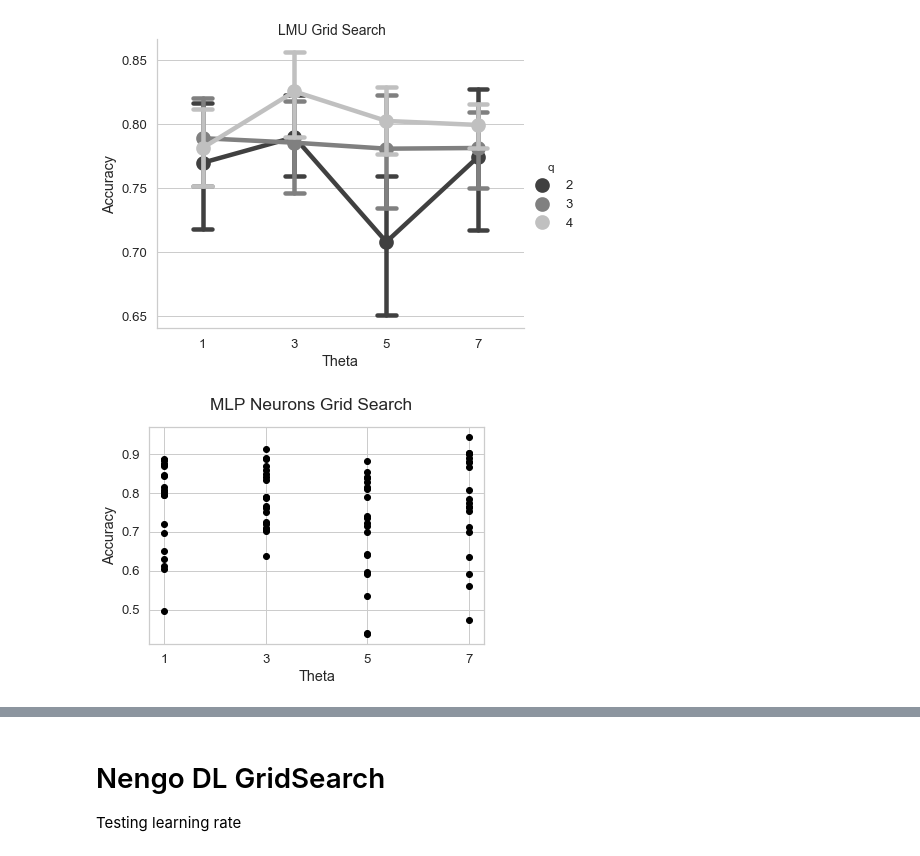
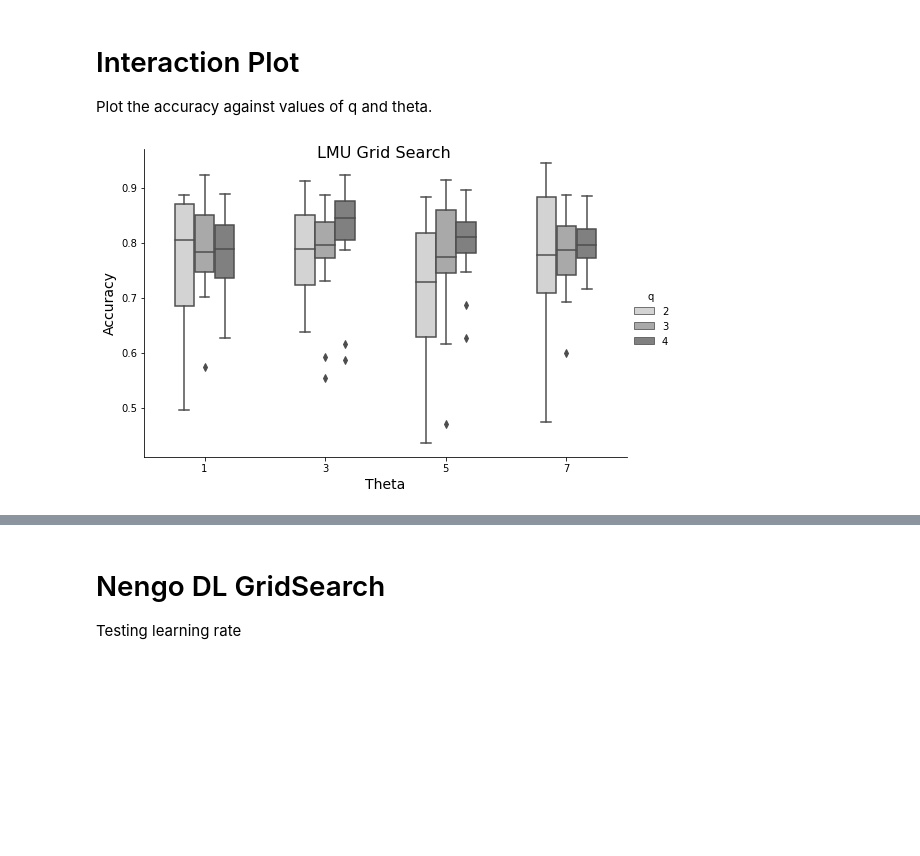
Before and after one commit to maddybartlett/Thesis_Notebooks, a Jupyter notebook: Chapter5_LMUs/Analysis/GridSearch.ipynb, the cells around one changed output, grey strips where cells are left out. Drawn from its saved outputs; the diff is of its cells as text; code cells hidden in the pictures; blank space fills up the shorter version.

Commit message:
New gridsearch plots - box plots

```diff
--- a/Chapter5_LMUs/Analysis/GridSearch.ipynb
+++ b/Chapter5_LMUs/Analysis/GridSearch.ipynb
@@ -137,9 +91,0 @@ grid_mlp_lmu.reset_index(inplace=True)
-# %%
-sns.set(style="whitegrid")
-s_plt = sns.catplot(x="Neurons", y="Accuracy",
-                  capsize=.2, height=4, aspect=1.25,
-                  kind="point", order=['50','100','150','200'],
-                  data=grid_mlp_raw, color='black')
-plt.suptitle('MLP Neurons Gridsearch')
-plt.show()
-s_plt.savefig('mlprawgrid.png')
@@ -157,11 +91,0 @@ plt.show()
-# %%
-sns.set(style="whitegrid")
-sns.set_context("notebook", font_scale=1.2, rc={"lines.linewidth": 2.5})
-
-sns_plot = sns.catplot(x="Theta", y="Accuracy", hue="q", col="Neurons",
-                capsize=.2, height=5, aspect=1, palette="gray",
-                kind="point", data=grid_mlp_lmu,
-               col_wrap=2, order=['1','3','5','7'])
-plt.suptitle('MLP with LMUs Gridsearch', y=1, fontsize=16)
-plt.show()
-#sns_plot.savefig('mlplmugrid.png')
@@ -170,25 +92,20 @@ plt.show()
+# %% [markdown]
+# Interaction Plot
+Plot the accuracy against values of q and theta.
 # %%
 n200=grid_mlp_lmu['Neurons']=='200'
+my_pal = {"2": "lightgrey", "3": "darkgrey", "4": "grey"}
 
-g = sns.catplot(x="Theta", y="Accuracy", hue='q',
-                capsize=.2, height=5, aspect=1.25, palette="gray",
-                kind="point", data=grid_mlp_lmu[n200],
-                order=['1','3','5','7'])
-plt.suptitle('LMU Grid Search', y=1, fontsize=14)
-plt.savefig('mlplmugrid.png')
+sns.catplot(y='Accuracy', x='Theta', hue='q',
+            data=grid_mlp_lmu[n200],
+            width=0.5,
+            order=['1','3','5','7'],
+            kind='box', height=5, aspect=1.5,
+           palette=my_pal)
+plt.suptitle("LMU Grid Search", fontsize=16)
+plt.xlabel("Theta", fontsize=14)
+plt.ylabel("Accuracy", fontsize=14)
+plt.savefig('../Figs/mlplmugrid.png')
 plt.show()
 # %% [output]
-[figure, old version]
+[figure, new version]
-# %%
-q2=grid_mlp_lmu['q']=='2'
-new=grid_mlp_lmu[q2&n200]
-
-
-plt.scatter(new['Theta'], new['Accuracy'], color='black')
-plt.suptitle('MLP Neurons Grid Search')
-plt.ylabel('Accuracy')
-plt.xlabel('Theta')
-plt.savefig('mlprawgrid.png')
-plt.show()
-# %% [output]
-[figure, removed]
```
Also changed, not shown: parts of 45 cells of this notebook, 3 other files.
